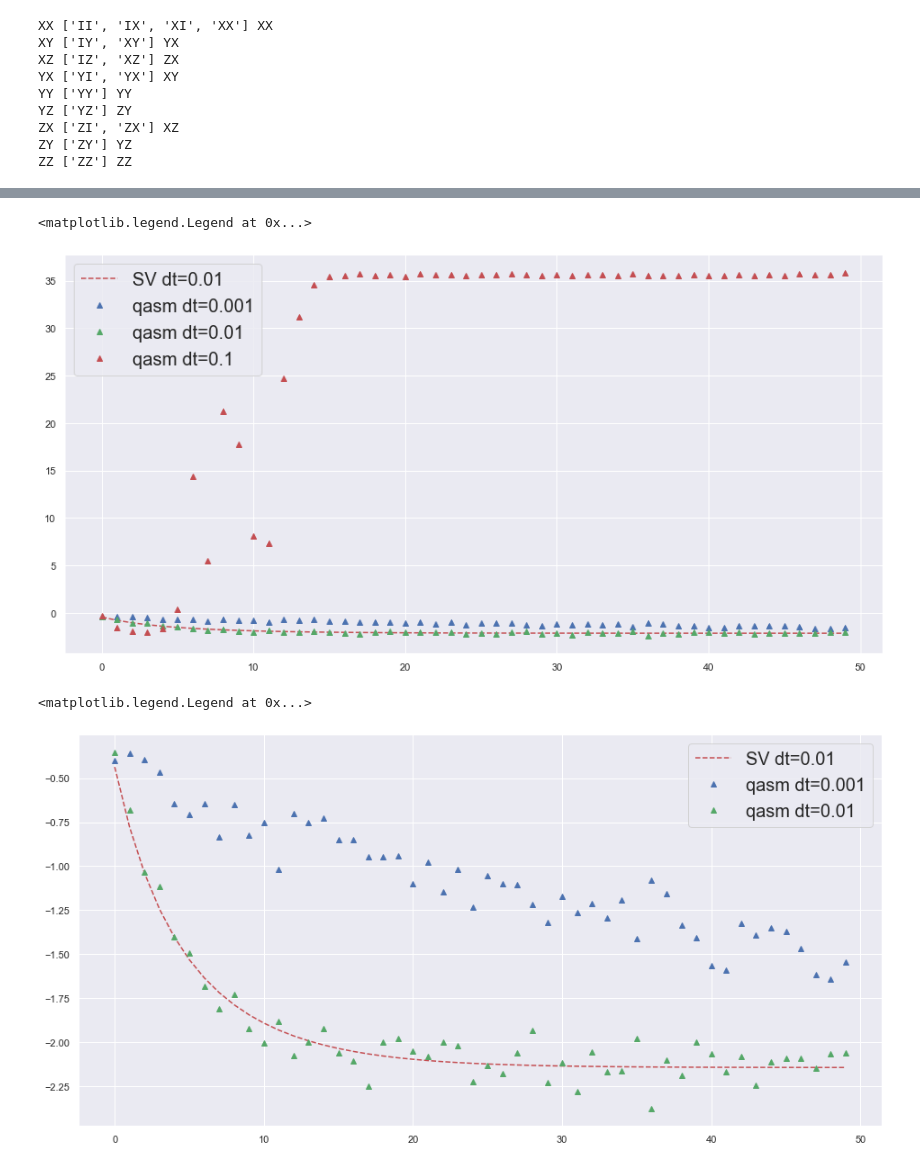
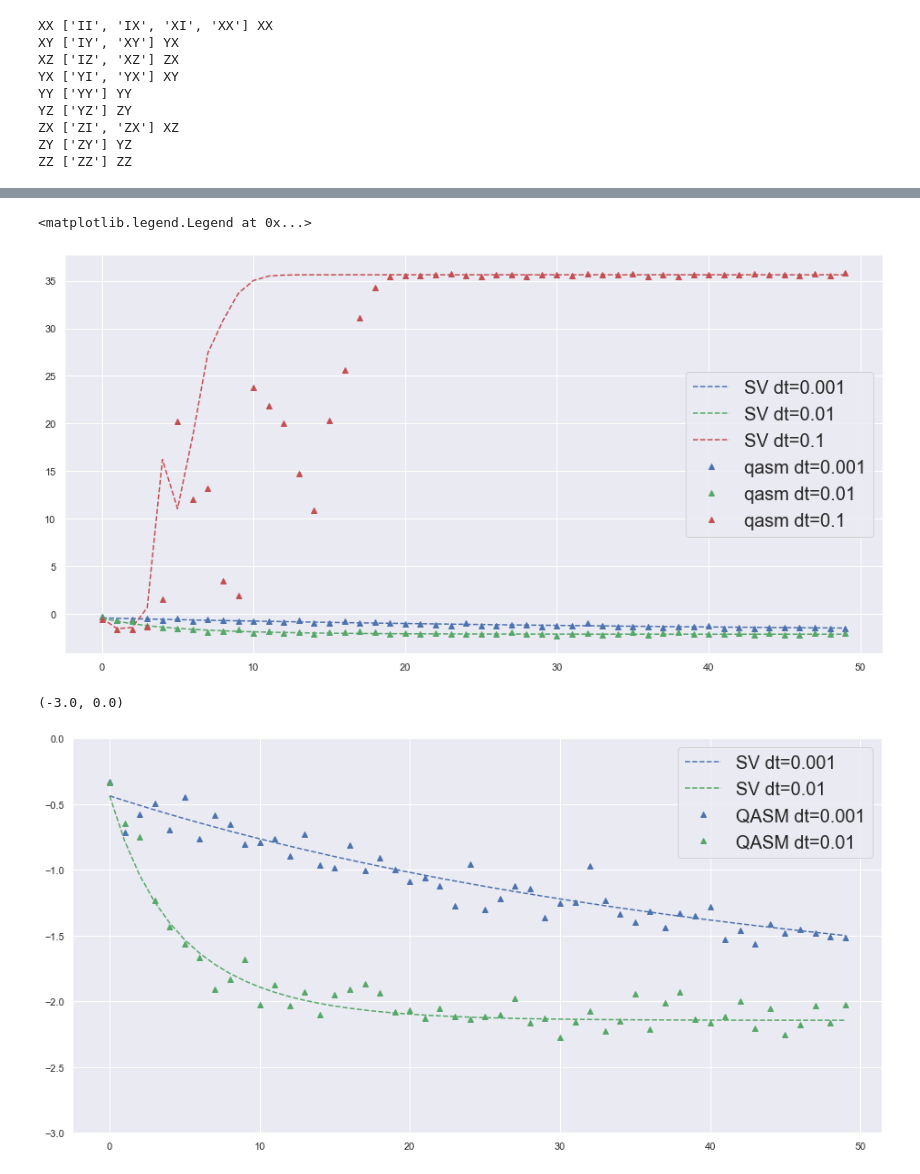
Before and after one commit to aemccoy/GrayCode-QubitEncoding, a Jupyter notebook: notebooks/QITE-SV.ipynb, the cells around one changed output, grey strips where cells are left out. Saved outputs shown, nothing was run; the diff lists cells and outputs as text; code cells hidden in the pictures.

```diff
--- a/notebooks/QITE-SV.ipynb
+++ b/notebooks/QITE-SV.ipynb
@@ -418,7 +422,7 @@ ZX ['ZI', 'ZX'] XZ
 ZY ['ZY'] YZ
 ZZ ['ZZ'] ZZ
 # %%
-def A_pauli_operator(S_pauli_terms,b_pauli_terms,expectation_values,energy,A_threshold):
+def A_pauli_operator(sigmas,S_pauli_terms,b_pauli_terms,expectation_values,energy,A_threshold):
 
     ## compute normalization coef C=1-2*E*delta_times
     ## Using TM approx: 1/sqrt(C) approx 1-E*delta_time
@@ -481,6 +485,7 @@ def run_qite_experiment(H,num_iterations,delta_time,backend,initialization,A_thr
     """
 
     n_qubits=H.N_qubits
+#     print("num qubits",n_qubits)
     n_shots=10000 ## Set to allowed number of shots at IBMQ
 
     ## Get list of sigmas (all pauli terms with odd number Y gates)
@@ -504,6 +509,7 @@ def run_qite_experiment(H,num_iterations,delta_time,backend,initialization,A_thr
     Energies=np.zeros(num_iterations)
 
     ## for each time step, run circuit and compute A for the next time step
+#     for t in tqdm(range(num_iterations)):
     for t in range(num_iterations):
     #     print("")
         expectation_values={}
@@ -534,10 +540,11 @@ def run_qite_experiment(H,num_iterations,delta_time,backend,initialization,A_thr
             Energies[t]+=H_pauli[key]*expectation_values[key]
 
         ## Compute A
-        A_set.append(A_pauli_operator(S_pauli_terms,b_pauli_terms,expectation_values,Energies[t],A_threshold))
+        A_set.append(A_pauli_operator(sigmas,S_pauli_terms,b_pauli_terms,expectation_values,Energies[t],A_threshold))
 
         if isinstance(cstep,int):
             if t%cstep==0:
+                identity_string="I"*n_qubits
                 A_combine=WeightedPauliOperator([(0.0,Pauli.from_label(identity_string))])
                 for A in A_set:
                     A_combine+=A
@@ -545,8 +552,6 @@ def run_qite_experiment(H,num_iterations,delta_time,backend,initialization,A_thr
 
     return Energies
 # %%
-from scipy.linalg import lstsq
-import scipy as sp
 #####################################
 # Prepare and run the evolution circuit
 #####################################
@@ -564,7 +569,7 @@ H = DenseEncodingHamiltonian(N_states=2**n_qubits,qiskit_order=False)
 backend = 'statevector_simulator'
 sv_energies=run_qite_experiment(H,num_iterations,delta_time,backend,initialization,A_threshold=1e-10)
 
-for threshold in [1,1e-1,1e-2]:
+for threshold in [1e-1,1e-2,1e-5,1e-10]:
     backend = 'qasm_simulator'
     Energies=run_qite_experiment(H,num_iterations,delta_time,backend,initialization,A_threshold=threshold)
     Energy_table.append(Energies)
@@ -582,12 +600,12 @@ plt.legend(prop={'size': 20})
 # %%
 ### Testing  time steps
 num_iterations=50
-delta_time=0.01
 verbose=False
-backend = 'statevector_simulator'
 initialization="zeros"
 
-Energy_table_time=[]
+Energy_table_time_sv=[]
+Energy_table_time_qasm=[]
+
 H = DenseEncodingHamiltonian(N_states=2**n_qubits,qiskit_order=False)
 
 # backend = 'statevector_simulator'
@@ -596,34 +614,42 @@ H = DenseEncodingHamiltonian(N_states=2**n_qubits,qiskit_order=False)
 for delta_time in [0.001,0.01,0.1]:
     backend = 'qasm_simulator'
     Energies=run_qite_experiment(H,num_iterations,delta_time,backend,initialization,A_threshold=1e-2)
-    Energy_table_time.append(Energies)
+    Energy_table_time_qasm.append(Energies)
+
+    backend = 'statevector_simulator'
+    Energies=run_qite_experiment(H,num_iterations,delta_time,backend,initialization,A_threshold=1e-2)
+    Energy_table_time_sv.append(Energies)
 # %%
 # num_iterations=100
 # delta_time=0.01
 time=[t for t in range(num_iterations)]
 # plt.plot(time,sv_energies,'r--',label="state vector")
-plt.plot(time,sv_energies,'r--',label="SV dt=0.01")
-plt.plot(time,Energy_table_time[0],'b^',label="qasm dt=0.001")
-plt.plot(time,Energy_table_time[1],'g^',label="qasm dt=0.01")
-plt.plot(time,Energy_table_time[2],'r^',label="qasm dt=0.1")
-plt.plot()
+plt.plot(time,Energy_table_time_sv[0],'b--',label="SV dt=0.001")
+plt.plot(time,Energy_table_time_sv[1],'g--',label="SV dt=0.01")
+plt.plot(time,Energy_table_time_sv[2],'r--',label="SV dt=0.1")
+
+plt.plot(time,Energy_table_time_qasm[0],'b^',label="qasm dt=0.001")
+plt.plot(time,Energy_table_time_qasm[1],'g^',label="qasm dt=0.01")
+plt.plot(time,Energy_table_time_qasm[2],'r^',label="qasm dt=0.1")
 plt.legend(prop={'size': 20})
 # %% [output]
 <matplotlib.legend.Legend at 0x...>
-[figure, old version]
+[figure, new version]
 # %%
-# num_iterations=100
-# delta_time=0.01
+
 time=[t for t in range(num_iterations)]
-# plt.plot(time,sv_energies,'r--',label="state vector")
-plt.plot(time,sv_energies,'r--',label="SV dt=0.01")
-plt.plot(time,Energy_table_time[0],'b^',label="qasm dt=0.001")
-plt.plot(time,Energy_table_time[1],'g^',label="qasm dt=0.01")
-# plt.plot(time,Energy_table_time[2],'r^',label="qasm dt=0.1")
-plt.plot()
+plt.plot(time,Energy_table_time_sv[0],'b--',label="SV dt=0.001")
+plt.plot(time,Energy_table_time_sv[1],'g--',label="SV dt=0.01")
+# plt.plot(time,Energy_table_time_sv[2],'r--',label="SV dt=0.01")
+
+plt.plot(time,Energy_table_time_qasm[0],'b^',label="QASM dt=0.001")
+plt.plot(time,Energy_table_time_qasm[1],'g^',label="QASM dt=0.01")
+# plt.plot(time,Energy_table_time_qasm[2],'r^',label="QASM dt=0.1")
+
 plt.legend(prop={'size': 20})
+plt.ylim(-3,0)
 # %% [output]
-<matplotlib.legend.Legend at 0x...>
+(-3.0, 0.0)
-[figure, old version]
+[figure, new version]
 # %%
 ## Combining A
```
Also changed, not shown: parts of 20 cells of this notebook.
